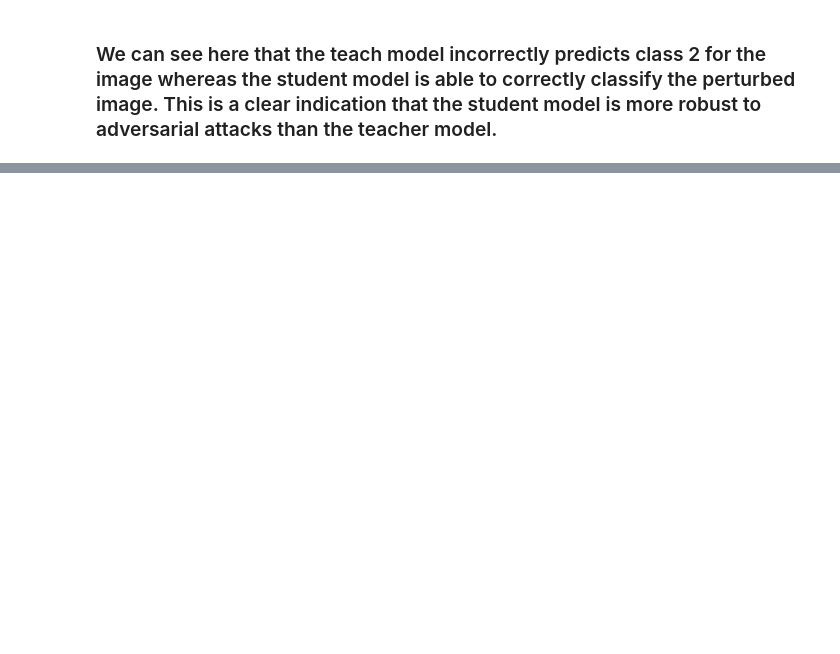
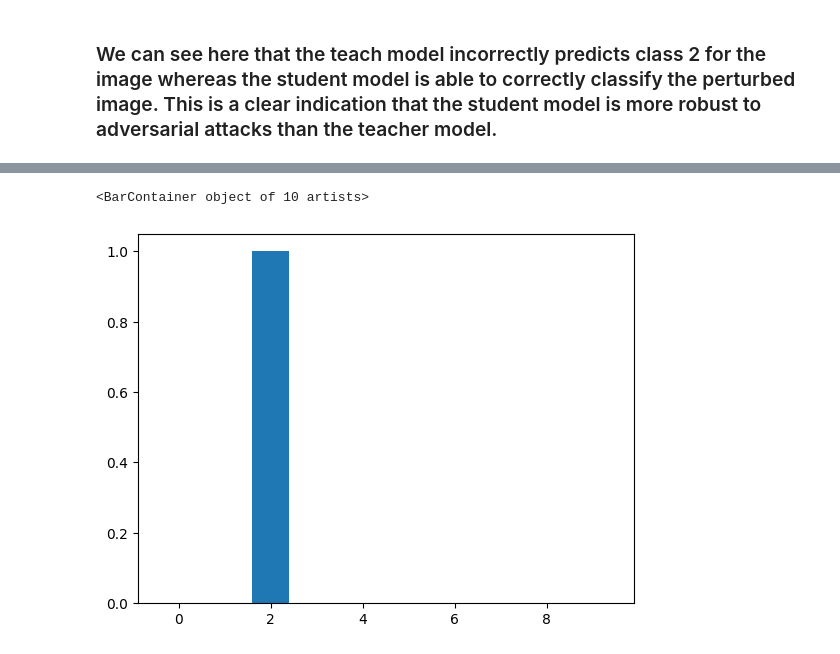
Before and after one commit to loganfalzarano/adversarial_ml, a Jupyter notebook: defensive_distillation.ipynb, the cells around one changed output, grey strips where cells are left out. Saved outputs shown, nothing was run; the diff lists cells and outputs as text; code cells hidden in the pictures; blank space fills up the shorter version.

```diff
--- a/defensive_distillation.ipynb
+++ b/defensive_distillation.ipynb
@@ -520,0 +576,8 @@ for X, y in final_test_dataloader:
+# %%
+#get prediction of teach model
+teacher_output = teacher_model(X.unsqueeze(0).unsqueeze(0).float())
+#plot the teach output
+plt.bar(range(10), nn.functional.softmax(teacher_output, dim=1).detach().numpy()[0])
+# %% [output]
+<BarContainer object of 10 artists>
+[figure, added]
```
Also changed, not shown: parts of 32 cells of this notebook.
